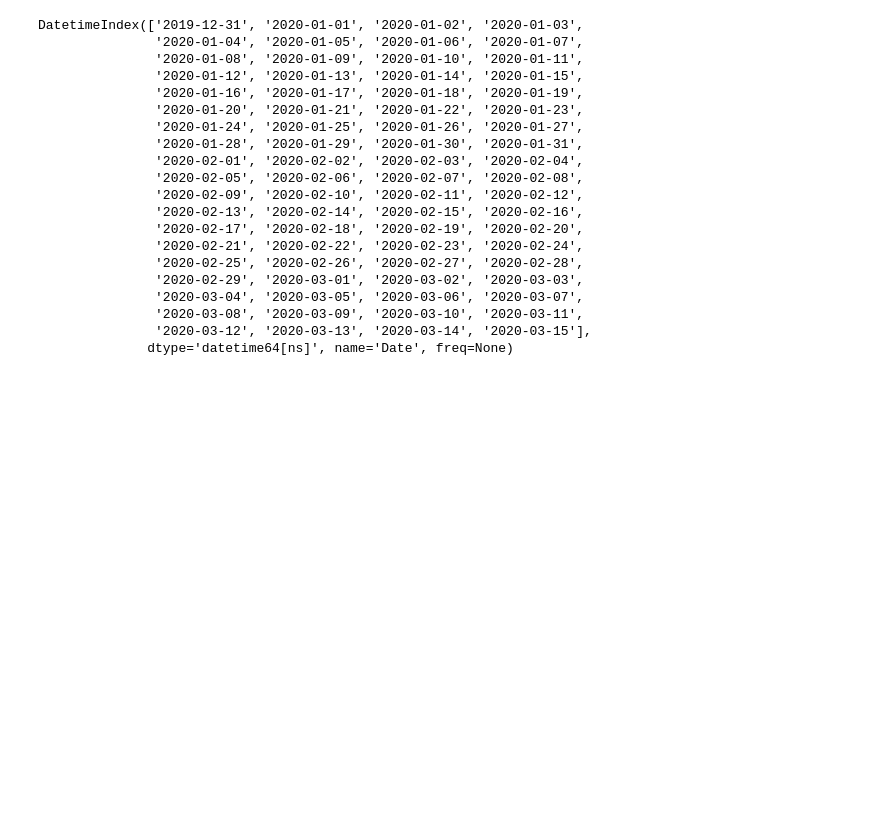
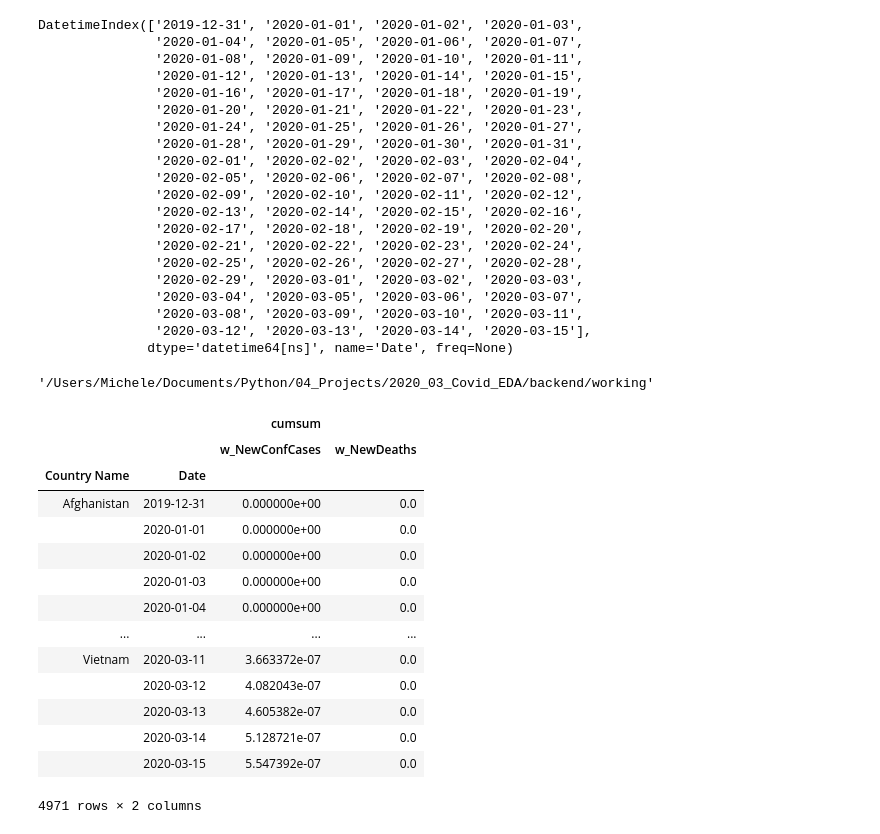
Before and after one commit to ilmitch/covid_eda, a Jupyter notebook: backend/working/COVID-EDA.ipynb, the cells around one changed output. Cells and saved outputs as stored; diff of their text form; code cells hidden in the pictures; blank space fills up the shorter version.

```diff
--- a/backend/working/COVID-EDA.ipynb
+++ b/backend/working/COVID-EDA.ipynb
@@ -594,3 +594,10 @@ DatetimeIndex(['2019-12-31', '2020-01-01', '2020-01-02', '2020-01-03',
                '2020-03-08', '2020-03-09', '2020-03-10', '2020-03-11',
                '2020-03-12', '2020-03-13', '2020-03-14', '2020-03-15'],
               dtype='datetime64[ns]', name='Date', freq=None)
+# %%
+df1 = pd.read_pickle('./_output/pckl/covid_per_capita_df.pckl')
+df2 = pd.read_pickle('./_output/pckl/covid_df.pckl')
+# %%
+pwd
+# %% [output]
+'/Users/Michele/Documents/Python/04_Projects/2020_03_Covid_EDA/backend/working'
@@ -596,0 +645,18 @@ DatetimeIndex(['2019-12-31', '2020-01-01', '2020-01-02', '2020-01-03',
+# %%
+df1
+# %% [output]
+|  |  | cumsum |  |
+|  |  | w_NewConfCases | w_NewDeaths |
+| Country Name | Date |  |  |
+| Afghanistan | 2019-12-31 | 0.000000e+00 | 0.0 |
+|  | 2020-01-01 | 0.000000e+00 | 0.0 |
+|  | 2020-01-02 | 0.000000e+00 | 0.0 |
+|  | 2020-01-03 | 0.000000e+00 | 0.0 |
+|  | 2020-01-04 | 0.000000e+00 | 0.0 |
+| ... | ... | ... | ... |
+| Vietnam | 2020-03-11 | 3.663372e-07 | 0.0 |
+|  | 2020-03-12 | 4.082043e-07 | 0.0 |
+|  | 2020-03-13 | 4.605382e-07 | 0.0 |
+|  | 2020-03-14 | 5.128721e-07 | 0.0 |
+|  | 2020-03-15 | 5.547392e-07 | 0.0 |
+4971 rows × 2 columns
```
Also changed, not shown: parts of 1 cell of this notebook, 2 other files.
